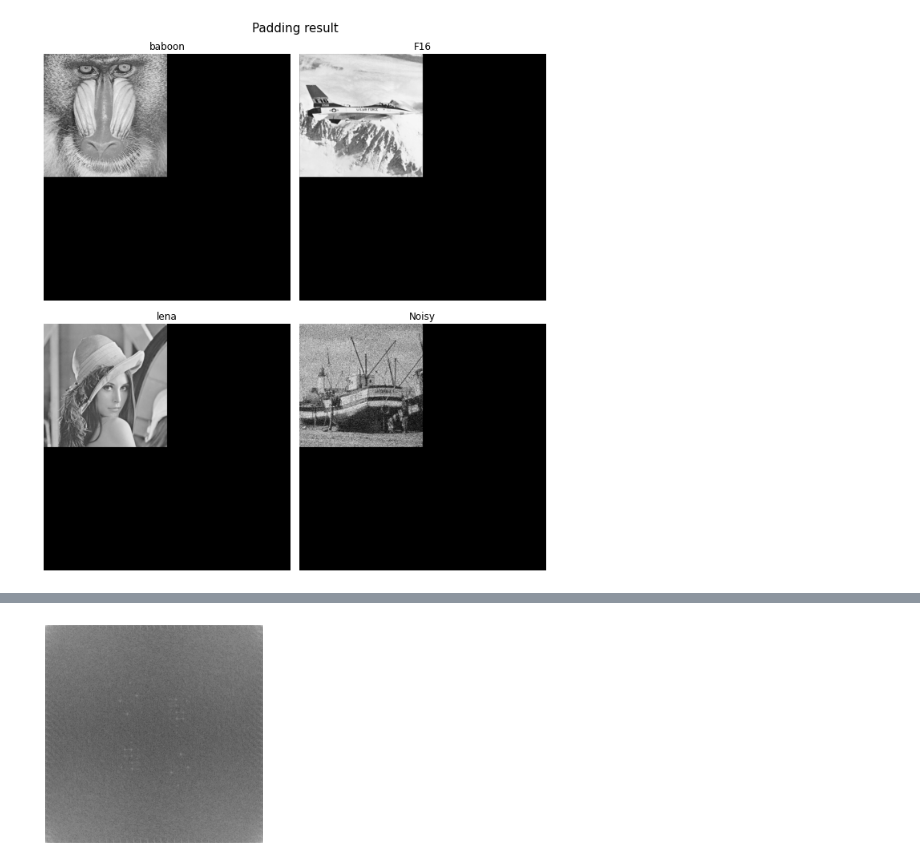
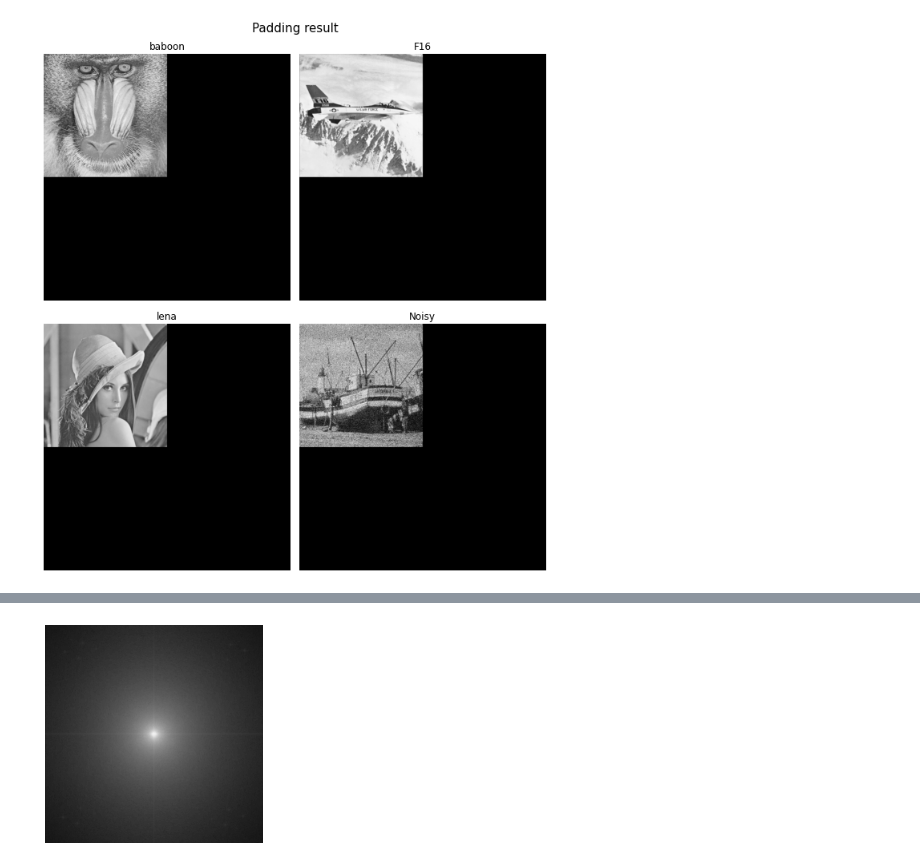
Before and after one commit to Quan-En/DIPCV, a Jupyter notebook: assignment3/hw3.ipynb, the cells around one changed output, grey strips where cells are left out. Drawn from its saved outputs; the diff is of its cells as text; code cells hidden in the pictures.

```diff
--- a/assignment3/hw3.ipynb
+++ b/assignment3/hw3.ipynb
@@ -38,6 +38,4 @@ plt.show()
 # %% [output]
 [figure]
 # %%
-freq_map_list = []
-for sub_image in tqdm(padding_image_list):
-    freq_map_list.append(FFT(sub_image))
+freq_map_image_list = [FFT2(sub_image) for sub_image in padding_image_list]
@@ -44,6 +82,10 @@ for sub_image in tqdm(padding_image_list):
+# %%
+temp_image = abs(img_shift(freq_map_image_list[0]) * butterworth_low_pass(freq_map_image_list[0],D0=10,n=4))
+# %%
+temp_image[temp_image > 0] = np.log(temp_image[temp_image > 0])
 # %%
-plt.imshow(np.log(abs(freq_map_list[0])), cmap='gray')
+plt.imshow(temp_image, cmap="gray")
 plt.axis("off")
 plt.show()
 # %% [output]
-[figure, old version]
+[figure, new version]
```
Also changed, not shown: parts of 11 cells of this notebook, 5 other files.
